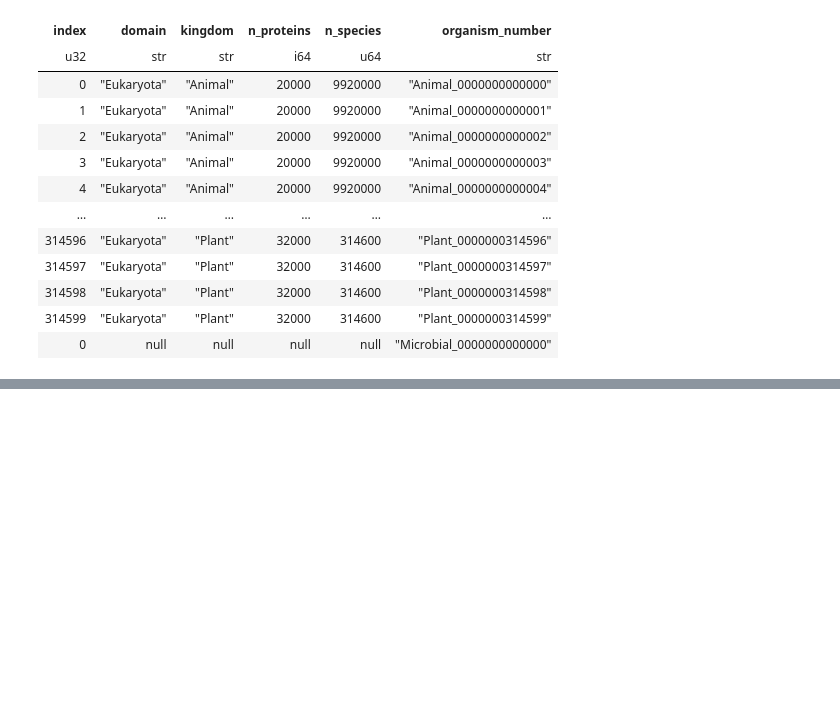
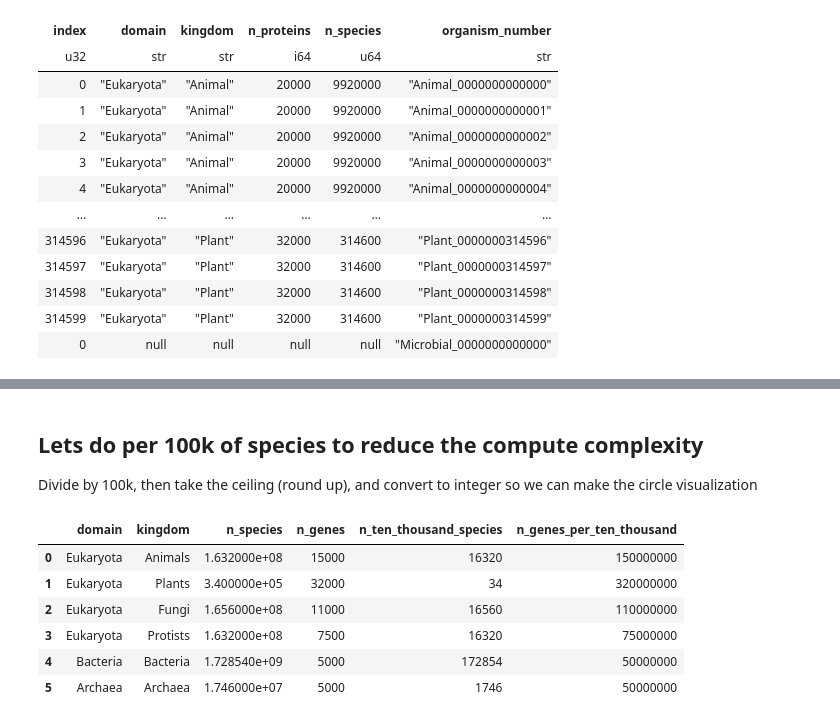
Before and after one commit to seanome/2025-biodata-wealth-inequality, a Jupyter notebook: 04_make_predicted_n_proteins.ipynb, the cells around one changed output, grey strips where cells are left out. Drawn from its saved outputs; the diff is of its cells as text; code cells hidden in the pictures; blank space fills up the shorter version.

```diff
--- a/04_make_predicted_n_proteins.ipynb
+++ b/04_make_predicted_n_proteins.ipynb
@@ -378,0 +460,25 @@ predicted_n_proteins.write_parquet("predicted_n_proteins.parquet")
+# %%
+# Prediction of number of proteins per gene
+n_proteins_multiplier_larsen2017 = pd.Series(
+    {
+        # "Typical" bacterial genome is 5000 genes: https://pmc.ncbi.nlm.nih.gov/articles/PMC4361730/
+        "Bacteria": 5000,
+        # "Typical" bacterial genome is 5000 genes: https://pmc.ncbi.nlm.nih.gov/articles/PMC4361730/
+        "Archaea": 5000,
+        # Animal predicted ~20,000 from personal intiution: Humans have 20k, Mouse have ~15k, and bivalves like oysters have 30k
+        # Also, this 2013 paper: https://pmc.ncbi.nlm.nih.gov/articles/PMC3737309/
+        # Decreased from 20k -> 15k since Larsen 2017 predicts majoriy of animal species to be arthropods, which have 10-20k genes generally
+        "Animals": 15000,
+        # Fungal predicted ~ 11,000 genes/genome from https://pmc.ncbi.nlm.nih.gov/articles/PMC6078396/
+        "Fungi": 11000,
+        # Plant average of 32,000 genes/genome from https://academic.oup.com/bfg/article/13/4/308/2845968?login=false
+        "Plants": 32000,
+        # https://ngdc.cncb.ac.cn/p10k/browse/genome
+        # Protist 10,000 Genomes Project. The Innovation, 2020, 1(3). (PMID: 34557722)
+        # The P10K Database: A Data Portal for the Protist 10,000 Genomes Project (In Preparation)
+        # Looked at the high-quality anotations from here and made a guess
+        "Protists": 7500,
+    },
+    name="n_genes",
+)
+n_proteins_multiplier_larsen2017
@@ -378,0 +506,22 @@ predicted_n_proteins.write_parquet("predicted_n_proteins.parquet")
+# %% [markdown]
+## Lets do per 100k of species to reduce the compute complexity
+
+Divide by 100k, then take the ceiling (round up), and convert to integer so we can make the circle visualization
+# %%
+larsen2017_domain_to_kingdom_with_genes["n_ten_thousand_species"] = np.ceil(
+    larsen2017_domain_to_kingdom_with_genes.n_species / 1e4
+).astype(int)
+larsen2017_domain_to_kingdom_with_genes["n_genes_per_ten_thousand"] = (
+    larsen2017_domain_to_kingdom_with_genes.n_genes * 1e4
+).astype(int)
+
+
+larsen2017_domain_to_kingdom_with_genes
+# %% [output]
+|  | domain | kingdom | n_species | n_genes | n_ten_thousand_species | n_genes_per_ten_thousand |
+| 0 | Eukaryota | Animals | 1.632000e+08 | 15000 | 16320 | 150000000 |
+| 1 | Eukaryota | Plants | 3.400000e+05 | 32000 | 34 | 320000000 |
+| 2 | Eukaryota | Fungi | 1.656000e+08 | 11000 | 16560 | 110000000 |
+| 3 | Eukaryota | Protists | 1.632000e+08 | 7500 | 16320 | 75000000 |
+| 4 | Bacteria | Bacteria | 1.728540e+09 | 5000 | 172854 | 50000000 |
+| 5 | Archaea | Archaea | 1.746000e+07 | 5000 | 1746 | 50000000 |
```
Also changed, not shown: parts of 19 cells of this notebook, 3 other files.
